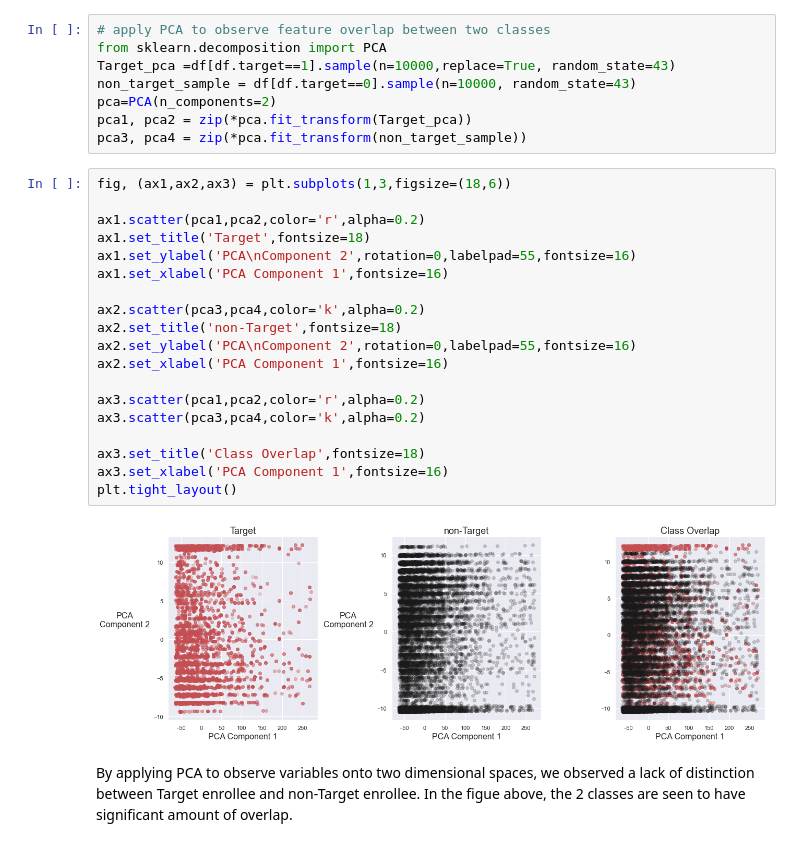
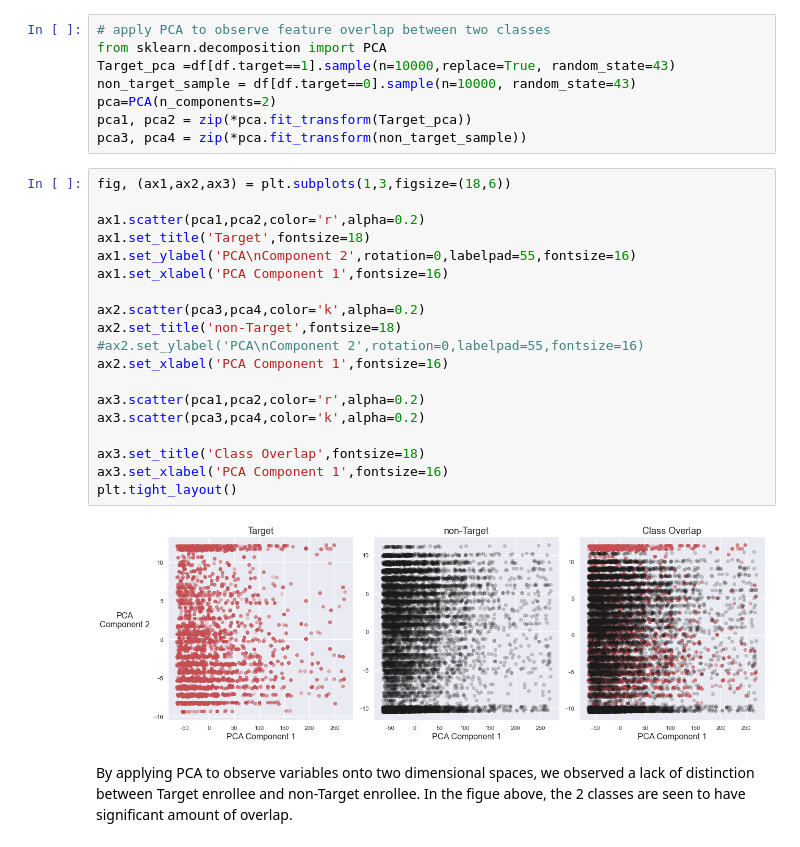
Before and after one commit to yoyo6022/Detecting_Potential_Candidate_Springboard_Capstone2, a Jupyter notebook: notebooks/Detecting Potential Candidate_Part1(01.01-06.04.03).ipynb, the cells around one changed output. Saved outputs shown, nothing was run; the diff lists cells and outputs as text.

```diff
--- a/notebooks/Detecting Potential Candidate_Part1(01.01-06.04.03).ipynb
+++ b/notebooks/Detecting Potential Candidate_Part1(01.01-06.04.03).ipynb
@@ -1072,24 +1072,24 @@ pca3, pca4 = zip(*pca.fit_transform(non_target_sample))
 # %%
 fig, (ax1,ax2,ax3) = plt.subplots(1,3,figsize=(18,6))
 
 ax1.scatter(pca1,pca2,color='r',alpha=0.2)
 ax1.set_title('Target',fontsize=18)
 ax1.set_ylabel('PCA\nComponent 2',rotation=0,labelpad=55,fontsize=16)
 ax1.set_xlabel('PCA Component 1',fontsize=16)
 
 ax2.scatter(pca3,pca4,color='k',alpha=0.2)
 ax2.set_title('non-Target',fontsize=18)
-ax2.set_ylabel('PCA\nComponent 2',rotation=0,labelpad=55,fontsize=16)
+#ax2.set_ylabel('PCA\nComponent 2',rotation=0,labelpad=55,fontsize=16)
 ax2.set_xlabel('PCA Component 1',fontsize=16)
 
 ax3.scatter(pca1,pca2,color='r',alpha=0.2)
 ax3.scatter(pca3,pca4,color='k',alpha=0.2)
 
 ax3.set_title('Class Overlap',fontsize=18)
 ax3.set_xlabel('PCA Component 1',fontsize=16)
 plt.tight_layout()
 # %% [output]
-[figure, old version]
+[figure, new version]
 # %% [markdown]
 By applying PCA to observe variables onto two dimensional spaces, we observed a lack of distinction between Target enrollee and non-Target enrollee. In the figue above, the 2 classes are seen to have significant amount of overlap.
 # %%
```
